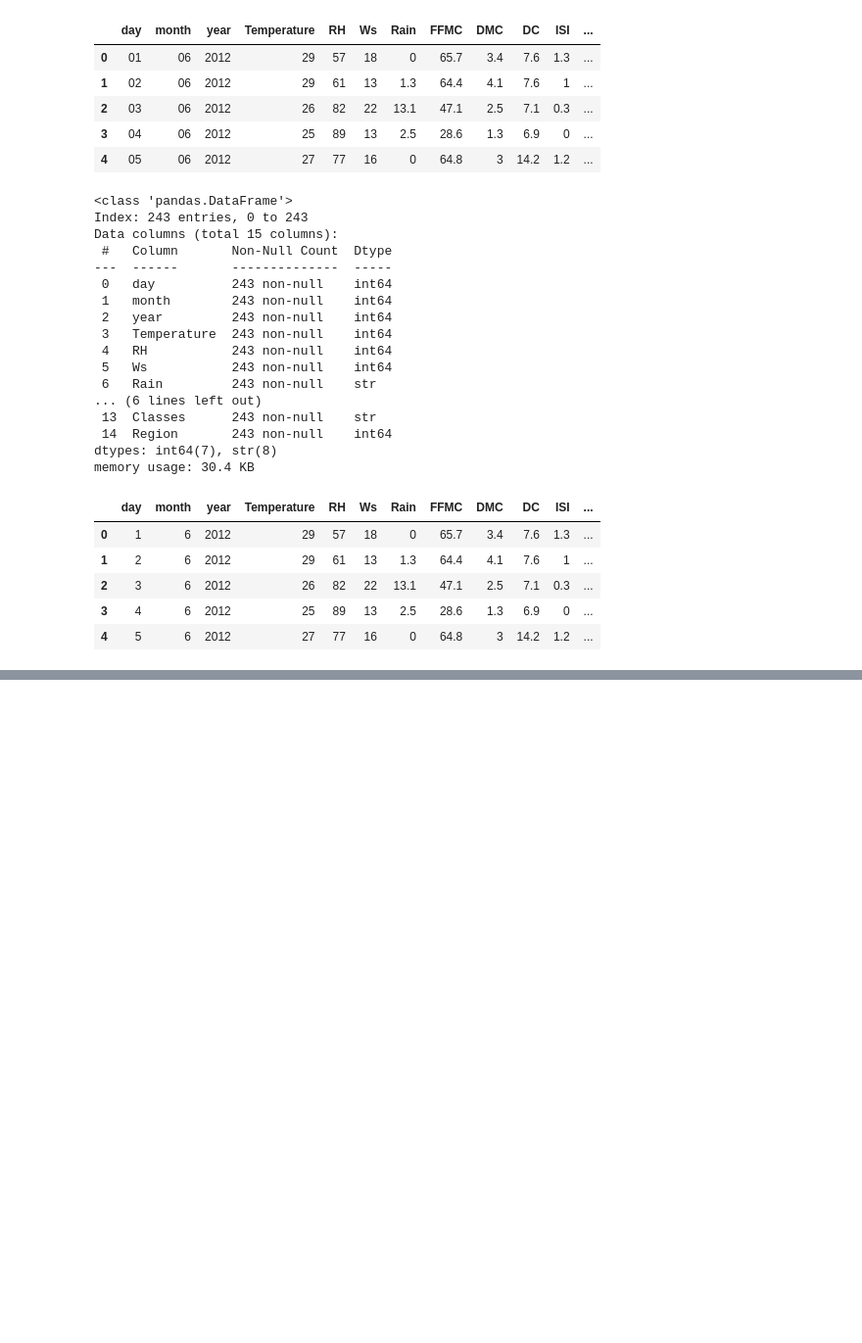
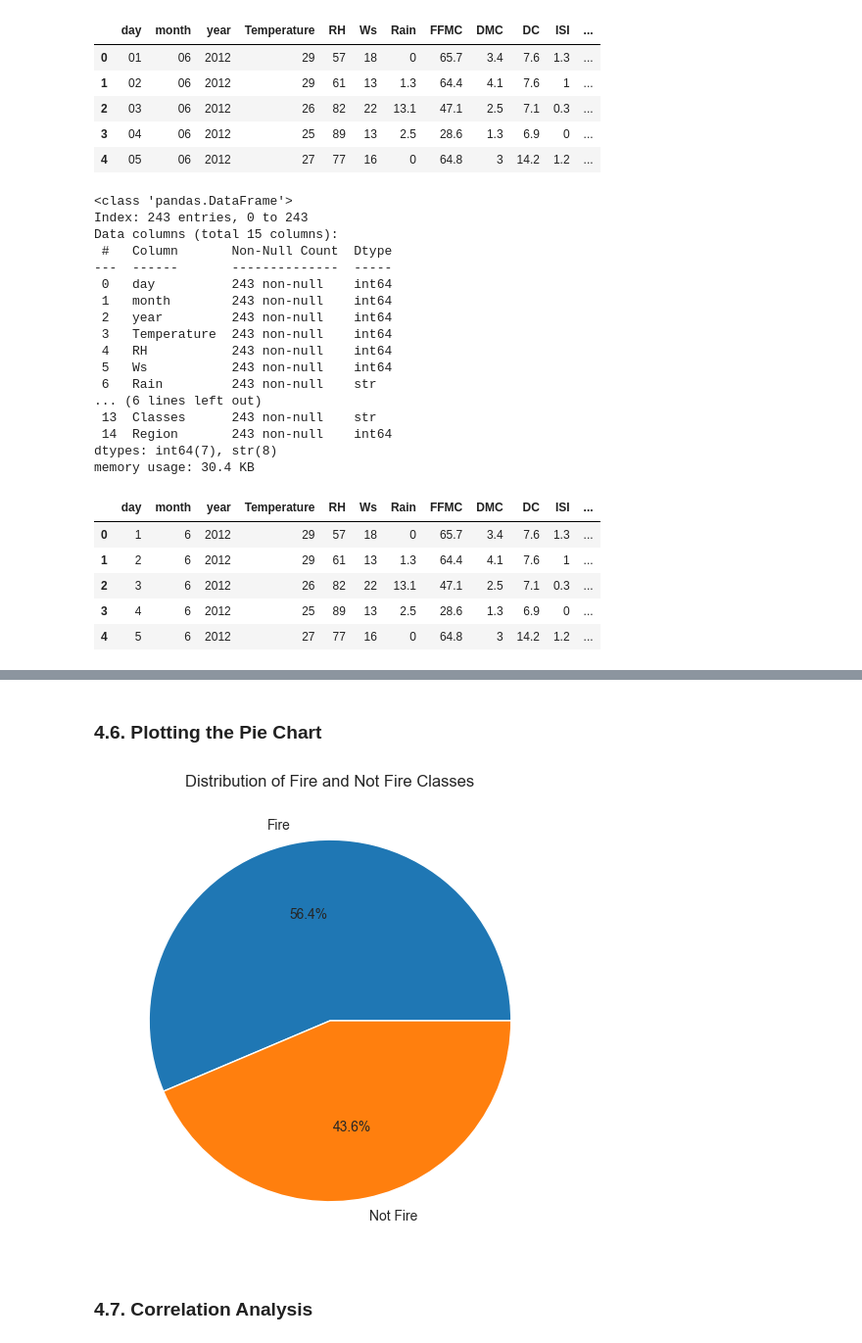
Before and after one commit to Tamim2276/Machine-Learning, a Jupyter notebook: Ridge,Lasso And ElasticNet/RidgeLassoAndElasticNet.ipynb, the cells around one changed output, grey strips where cells are left out. Shown at 98% size. Saved outputs shown, nothing was run; the diff lists cells and outputs as text; code cells hidden in the pictures; blank space fills up the shorter version.

```diff
--- a/Ridge,Lasso And ElasticNet/RidgeLassoAndElasticNet.ipynb
+++ b/Ridge,Lasso And ElasticNet/RidgeLassoAndElasticNet.ipynb
@@ -367,0 +500,16 @@ df.describe().T
+# %%
+# Calculate the percentage of each class
+percentage = df['Classes'].value_counts(normalize=True)*100
+# %% [markdown]
+### 4.6. Plotting the Pie Chart
+# %%
+# Plot the pie chart
+classlabels=['Fire','Not Fire']
+plt.figure(figsize=(6,6))
+plt.pie(percentage,labels=classlabels,autopct='%1.1f%%')
+plt.title('Distribution of Fire and Not Fire Classes')
+plt.show()
+# %% [output]
+[figure, added]
+# %% [markdown]
+### 4.7. Correlation Analysis
```
Also changed, not shown: parts of 79 cells of this notebook, 2 other files.
